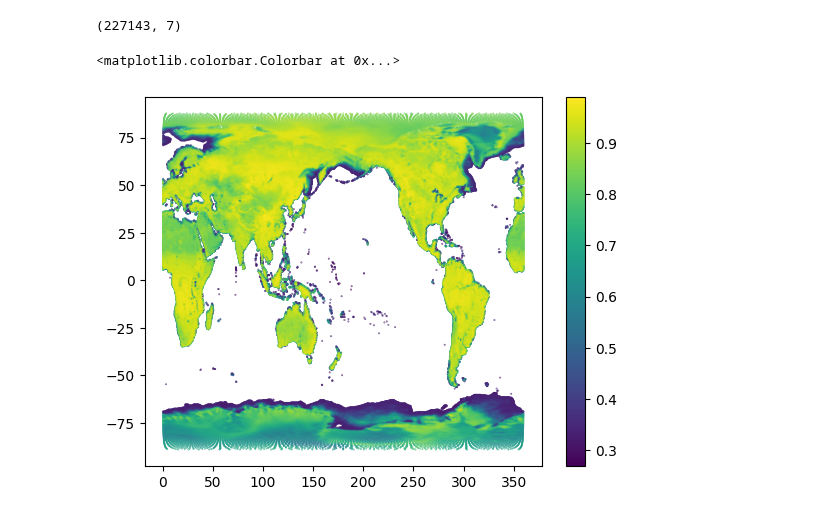
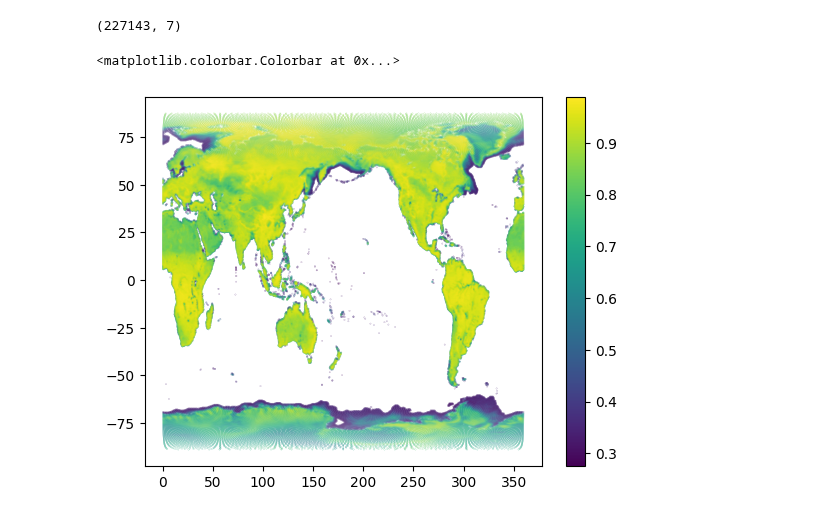
Before and after one commit to AndresTerrer/PMW_LST, a Jupyter notebook: notebooks/TELSEM_atlas_reading.ipynb, the cells around one changed output. Cells and saved outputs as stored; diff of their text form; code cells hidden in the pictures.

```diff
--- a/notebooks/TELSEM_atlas_reading.ipynb
+++ b/notebooks/TELSEM_atlas_reading.ipynb
@@ -305,11 +305,11 @@ atlas.emis.shape
 # %%
 import matplotlib.pyplot as plt
 
 lats = [coord[0] for coord in coordinates]
 lons = [coord[1] for coord in coordinates]
 
-plt.scatter(lons, lats, c = atlas.emis[:,1],s=0.1 )
+plt.scatter(lons, lats, c = atlas.emis[:,1],s=0.01 )
 plt.colorbar()
 # %% [output]
 <matplotlib.colorbar.Colorbar at 0x...>
-[figure, old version]
+[figure, new version]
```
Also changed, not shown: parts of 2 cells of this notebook.
